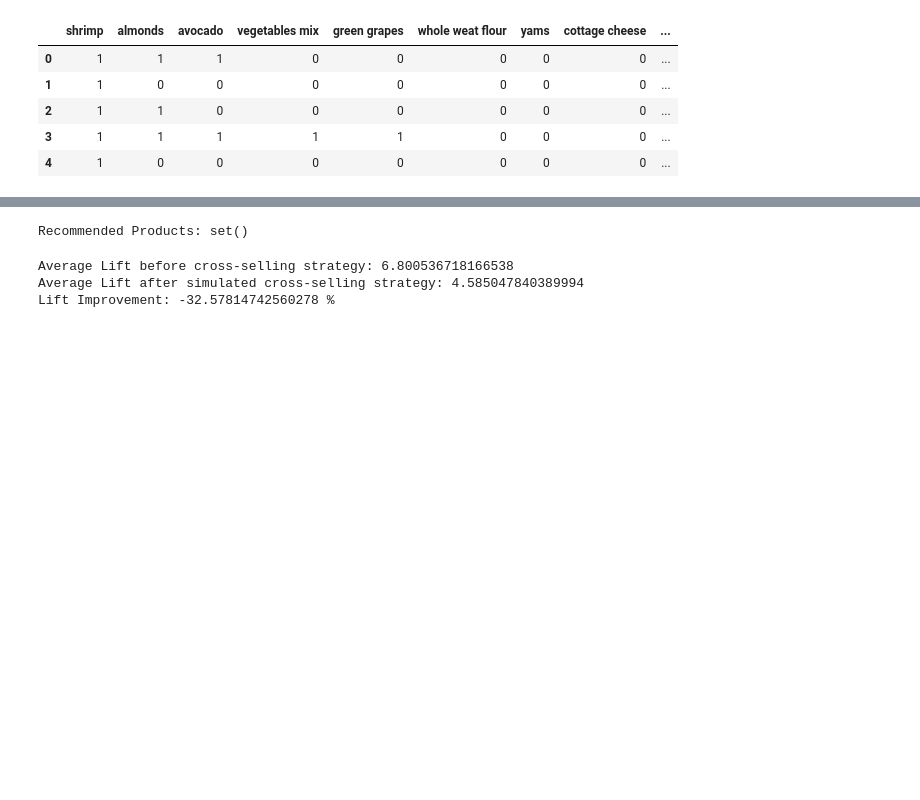
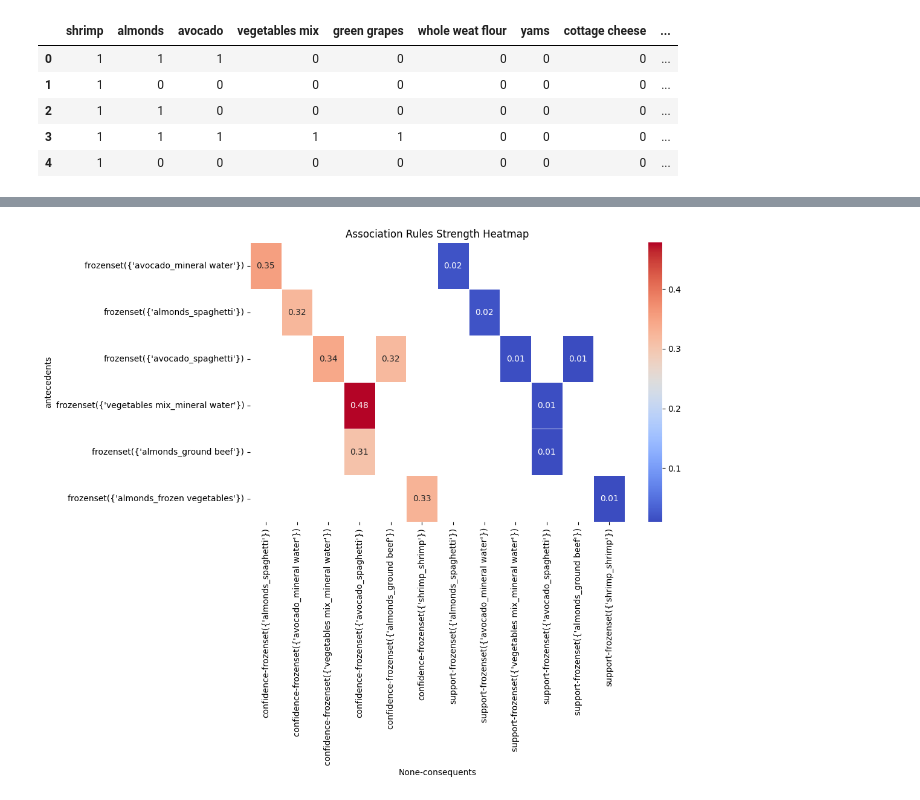
Before and after one commit to Epsita-R/ML, a Jupyter notebook: 2348517_Lab3.ipynb, the cells around one changed output, grey strips where cells are left out. Cells and saved outputs as stored; diff of their text form; code cells hidden in the pictures; blank space fills up the shorter version.

```diff
--- a/2348517_Lab3.ipynb
+++ b/2348517_Lab3.ipynb
@@ -114,6 +190,13 @@ print(pivot_table)
+# %%
+# Generate association rules with minimum confidence
+rules = association_rules(frequent_itemsets, metric="confidence", min_threshold=0.3)
+print(rules)
 # %%
-# Create a heatmap for confidence values
-plt.figure(figsize=(10, 8))
-sns.heatmap(pivot_table['confidence'], annot=True, cmap='YlGnBu', fmt=".2f")
-plt.title('Association Rule Confidence Heatmap')
+# Create a heatmap of support and confidence values
+heatmap_data = rules.pivot_table(index='antecedents', columns='consequents', values=['support', 'confidence'])
+plt.figure(figsize=(10, 6))
+sns.heatmap(heatmap_data, annot=True, cmap='coolwarm', fmt='.2f', linewidths=0.5)
+plt.title('Association Rules Strength Heatmap')
 plt.show()
+# %% [output]
+[figure, added]
@@ -145,38 +202,0 @@ plt.show()
-# %%
-# Define a function for personalized recommendations
-def get_personalized_recommendations(basket):
-    recommendations = set()
-    for itemset in frequent_itemsets['itemsets']:
-        if itemset.issubset(basket):
-            recommendations.update(itemset)
-    recommendations -= basket
-    return recommendations
-
-# Example usage of the personalized recommendations function
-customer_basket = {'shrimp', 'green grapes', 'avocado'}
-recommended_products = get_personalized_recommendations(customer_basket)
-print("Recommended Products:", recommended_products)
-# %% [output]
-Recommended Products: set()
-# %%
-# Calculate the average lift before and after cross-selling strategy
-average_lift_before = association_rules_df['lift'].mean()
-
-# Simulate the effect of cross-selling strategy
-# For simplicity, let's consider a 10% increase in the support of selected itemsets
-simulated_support_increase = 1.1  # 10% increase
-frequent_itemsets_simulated = apriori(binary_matrix, min_support=0.05 * simulated_support_increase, use_colnames=True)
-association_rules_simulated = association_rules(frequent_itemsets_simulated, metric="lift", min_threshold=1)
-average_lift_after = association_rules_simulated['lift'].mean()
-
-# Calculate the improvement in average lift
-lift_improvement = (average_lift_after - average_lift_before) / average_lift_before * 100
-
-# Display the results
-print("Average Lift before cross-selling strategy:", average_lift_before)
-print("Average Lift after simulated cross-selling strategy:", average_lift_after)
-print("Lift Improvement:", lift_improvement, "%")
-# %% [output]
-Average Lift before cross-selling strategy: 6.800536718166538
-Average Lift after simulated cross-selling strategy: 4.585047840389994
-Lift Improvement: -32.57814742560278 %
```
Also changed, not shown: parts of 18 cells of this notebook.
